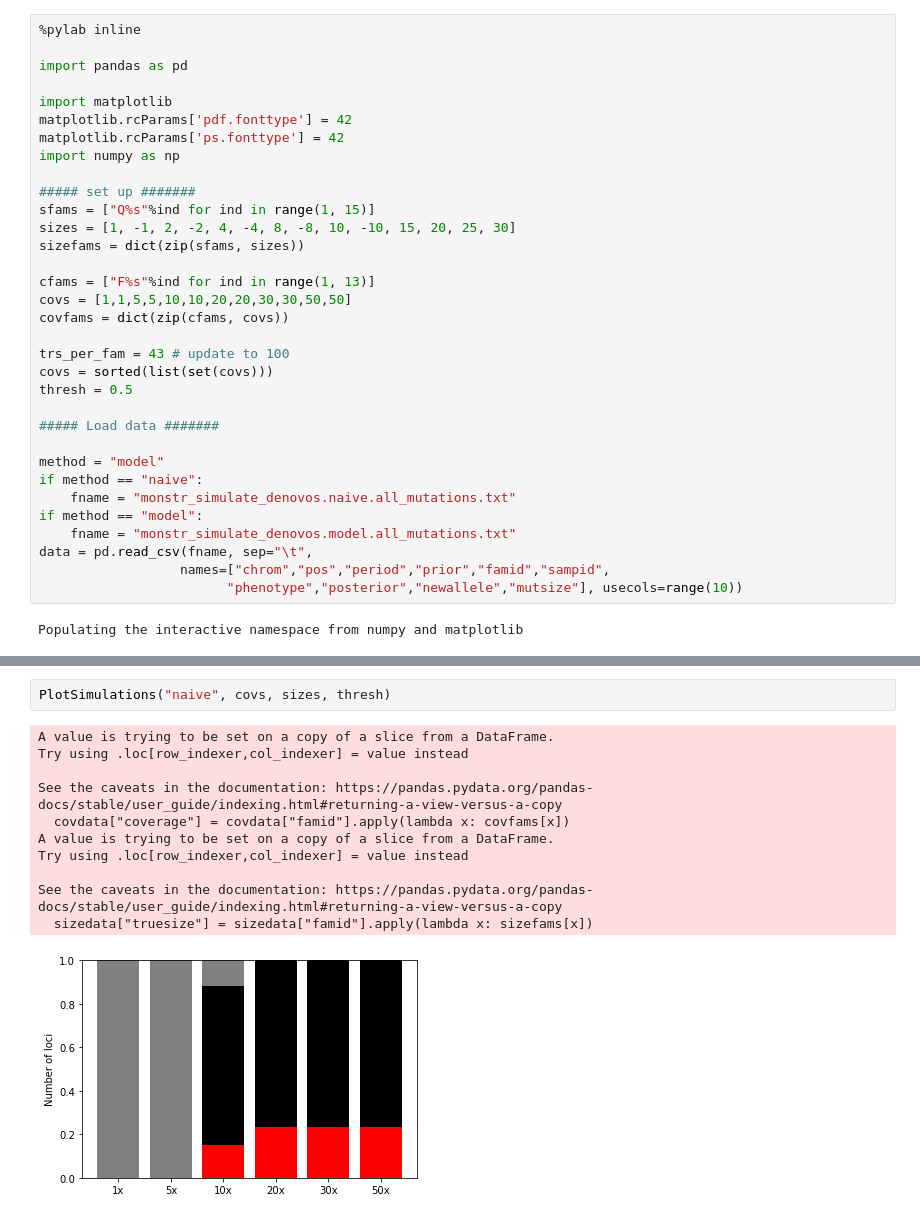
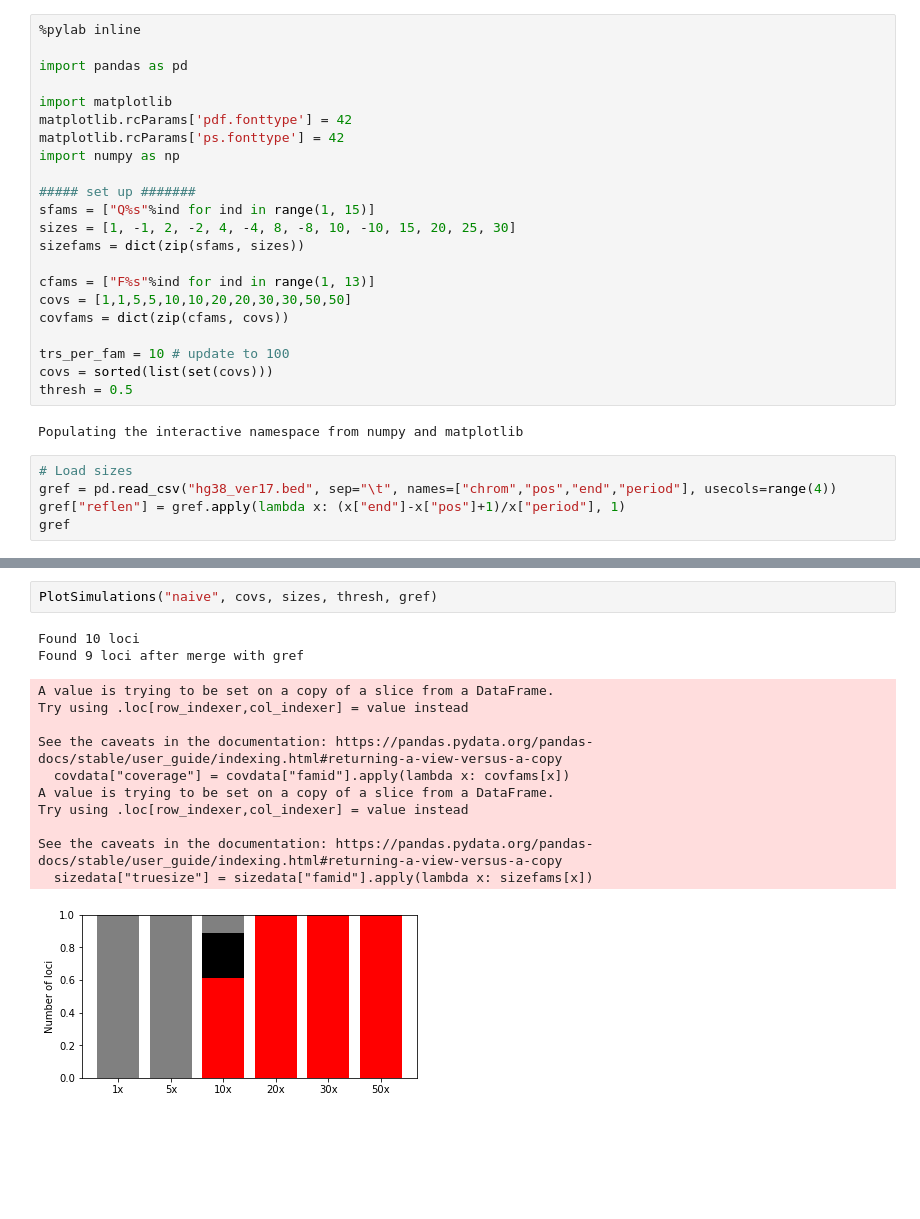
Before and after one commit to gymreklab/ssc-denovos-paper, a Jupyter notebook: simulations/monstr-simulations.ipynb, the cells around one changed output, grey strips where cells are left out. Drawn from its saved outputs; the diff is of its cells as text; blank space fills up the shorter version.

Commit message:
updating simulation plots

```diff
--- a/simulations/monstr-simulations.ipynb
+++ b/simulations/monstr-simulations.ipynb
@@ -17,19 +17,13 @@ cfams = ["F%s"%ind for ind in range(1, 13)]
 covs = [1,1,5,5,10,10,20,20,30,30,50,50]
 covfams = dict(zip(cfams, covs))
 
-trs_per_fam = 43 # update to 100
+trs_per_fam = 10 # update to 100
 covs = sorted(list(set(covs)))
 thresh = 0.5
-
-##### Load data #######
-
-method = "model"
-if method == "naive":
-    fname = "monstr_simulate_denovos.naive.all_mutations.txt"
-if method == "model":
-    fname = "monstr_simulate_denovos.model.all_mutations.txt"
-data = pd.read_csv(fname, sep="\t",
-                  names=["chrom","pos","period","prior","famid","sampid",
-                        "phenotype","posterior","newallele","mutsize"], usecols=range(10))
 # %% [output]
 Populating the interactive namespace from numpy and matplotlib
+# %%
+# Load sizes
+gref = pd.read_csv("hg38_ver17.bed", sep="\t", names=["chrom","pos","end","period"], usecols=range(4))
+gref["reflen"] = gref.apply(lambda x: (x["end"]-x["pos"]+1)/x["period"], 1)
+gref
@@ -118,14 +203,16 @@ def PlotSimulations(method, covs, sizes, thresh):
 # %%
-PlotSimulations("naive", covs, sizes, thresh)
+PlotSimulations("naive", covs, sizes, thresh, gref)
 # %% [output]
-A value is trying to be set on a copy of a slice from a DataFrame.
-Try using .loc[row_indexer,col_indexer] = value instead
-
-See the caveats in the documentation: https://pandas.pydata.org/pandas-docs/stable/user_guide/indexing.html#returning-a-view-versus-a-copy
-  covdata["coverage"] = covdata["famid"].apply(lambda x: covfams[x])
-A value is trying to be set on a copy of a slice from a DataFrame.
-Try using .loc[row_indexer,col_indexer] = value instead
-
-See the caveats in the documentation: https://pandas.pydata.org/pandas-docs/stable/user_guide/indexing.html#returning-a-view-versus-a-copy
-  sizedata["truesize"] = sizedata["famid"].apply(lambda x: sizefams[x])
+Found 10 loci
+Found 9 loci after merge with gref
+A value is trying to be set on a copy of a slice from a DataFrame.
+Try using .loc[row_indexer,col_indexer] = value instead
+
+See the caveats in the documentation: https://pandas.pydata.org/pandas-docs/stable/user_guide/indexing.html#returning-a-view-versus-a-copy
+  covdata["coverage"] = covdata["famid"].apply(lambda x: covfams[x])
+A value is trying to be set on a copy of a slice from a DataFrame.
+Try using .loc[row_indexer,col_indexer] = value instead
+
+See the caveats in the documentation: https://pandas.pydata.org/pandas-docs/stable/user_guide/indexing.html#returning-a-view-versus-a-copy
+  sizedata["truesize"] = sizedata["famid"].apply(lambda x: sizefams[x])
-[figure, old version]
+[figure, new version]
```
Also changed, not shown: parts of 6 cells of this notebook.
